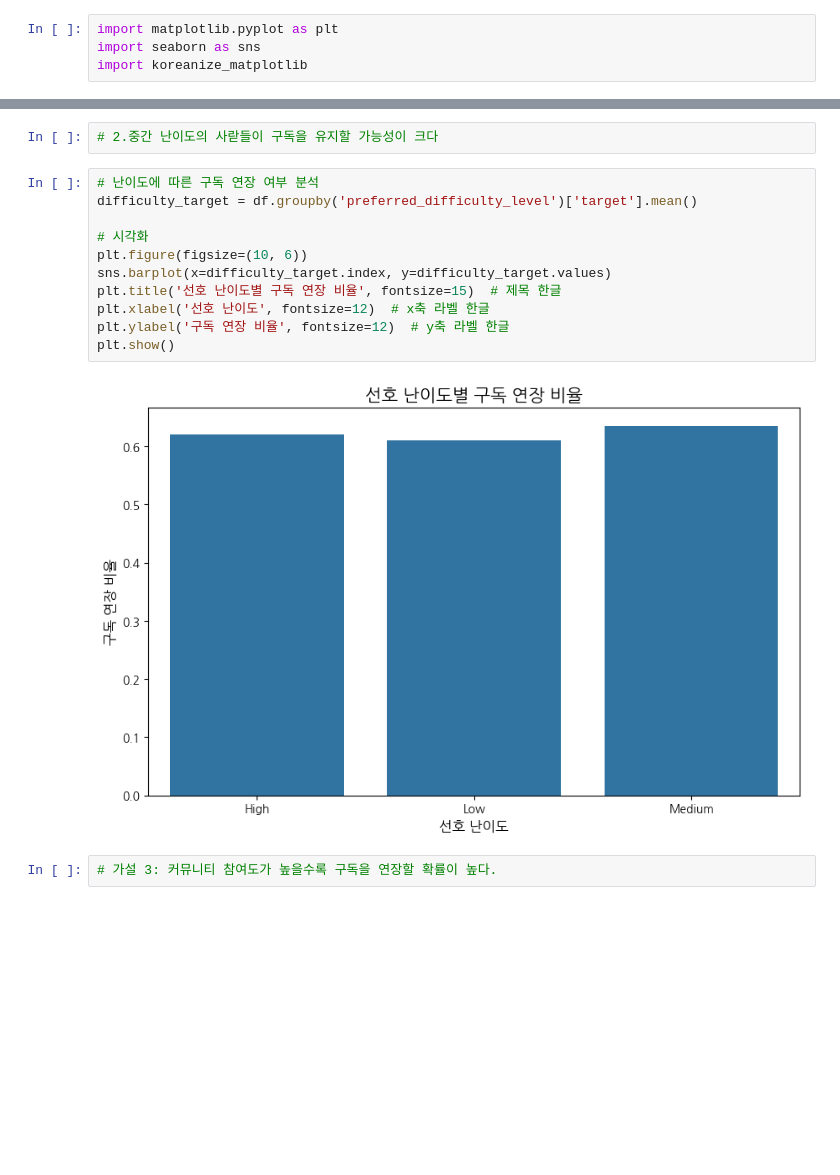
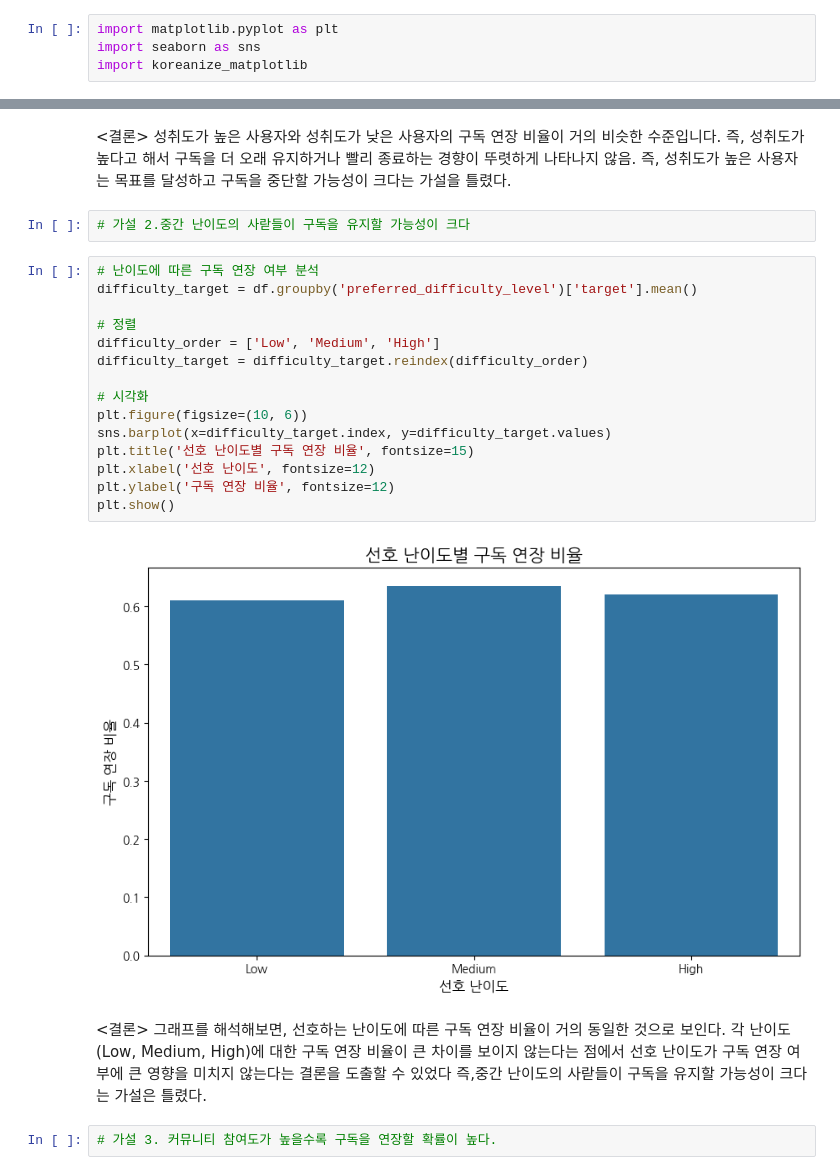
Before and after one commit to Lee-in-jae/wassup_4, a Jupyter notebook: 05_Data_Analysis/DA_Mini_Project.ipynb, the cells around one changed output, grey strips where cells are left out. Saved outputs shown, nothing was run; the diff lists cells and outputs as text; blank space fills up the shorter version.

```diff
--- a/05_Data_Analysis/DA_Mini_Project.ipynb
+++ b/05_Data_Analysis/DA_Mini_Project.ipynb
@@ -156,20 +233,32 @@ plt.show()
+# %% [markdown]
+<결론>
+성취도가 높은 사용자와 성취도가 낮은 사용자의 구독 연장 비율이 거의 비슷한 수준입니다. 즉, 성취도가 높다고 해서 구독을 더 오래 유지하거나 빨리 종료하는 경향이 뚜렷하게 나타나지 않음.
+즉, 성취도가 높은 사용자는 목표를 달성하고 구독을 중단할 가능성이 크다는 가설을 틀렸다.
 # %%
-# 2.중간 난이도의 사랃들이 구독을 유지할 가능성이 크다
+# 가설 2.중간 난이도의 사랃들이 구독을 유지할 가능성이 크다
 # %%
 # 난이도에 따른 구독 연장 여부 분석
 difficulty_target = df.groupby('preferred_difficulty_level')['target'].mean()
 
+# 정렬
+difficulty_order = ['Low', 'Medium', 'High']
+difficulty_target = difficulty_target.reindex(difficulty_order)
+
 # 시각화
 plt.figure(figsize=(10, 6))
 sns.barplot(x=difficulty_target.index, y=difficulty_target.values)
-plt.title('선호 난이도별 구독 연장 비율', fontsize=15)  # 제목 한글
-plt.xlabel('선호 난이도', fontsize=12)  # x축 라벨 한글
-plt.ylabel('구독 연장 비율', fontsize=12)  # y축 라벨 한글
+plt.title('선호 난이도별 구독 연장 비율', fontsize=15)
+plt.xlabel('선호 난이도', fontsize=12)
+plt.ylabel('구독 연장 비율', fontsize=12)
 plt.show()
 # %% [output]
-[figure, old version]
+[figure, new version]
+# %% [markdown]
+<결론>
+그래프를 해석해보면, 선호하는 난이도에 따른 구독 연장 비율이 거의 동일한 것으로 보인다. 각 난이도(Low, Medium, High)에 대한 구독 연장 비율이 큰 차이를 보이지 않는다는 점에서 선호 난이도가 구독 연장 여부에 큰 영향을 미치지 않는다는 결론을 도출할 수 있었다
+즉,중간 난이도의 사랃들이 구독을 유지할 가능성이 크다는 가설은 틀렸다.
 # %%
-# 가설 3: 커뮤니티 참여도가 높을수록 구독을 연장할 확률이 높다.
+# 가설 3. 커뮤니티 참여도가 높을수록 구독을 연장할 확률이 높다.
 # %%
 # 커뮤니티 참여도에 따른 구독 연장 여부 분석
 community_target = df.groupby('community_engagement_level')['target'].mean()
```
Also changed, not shown: parts of 10 cells of this notebook.
